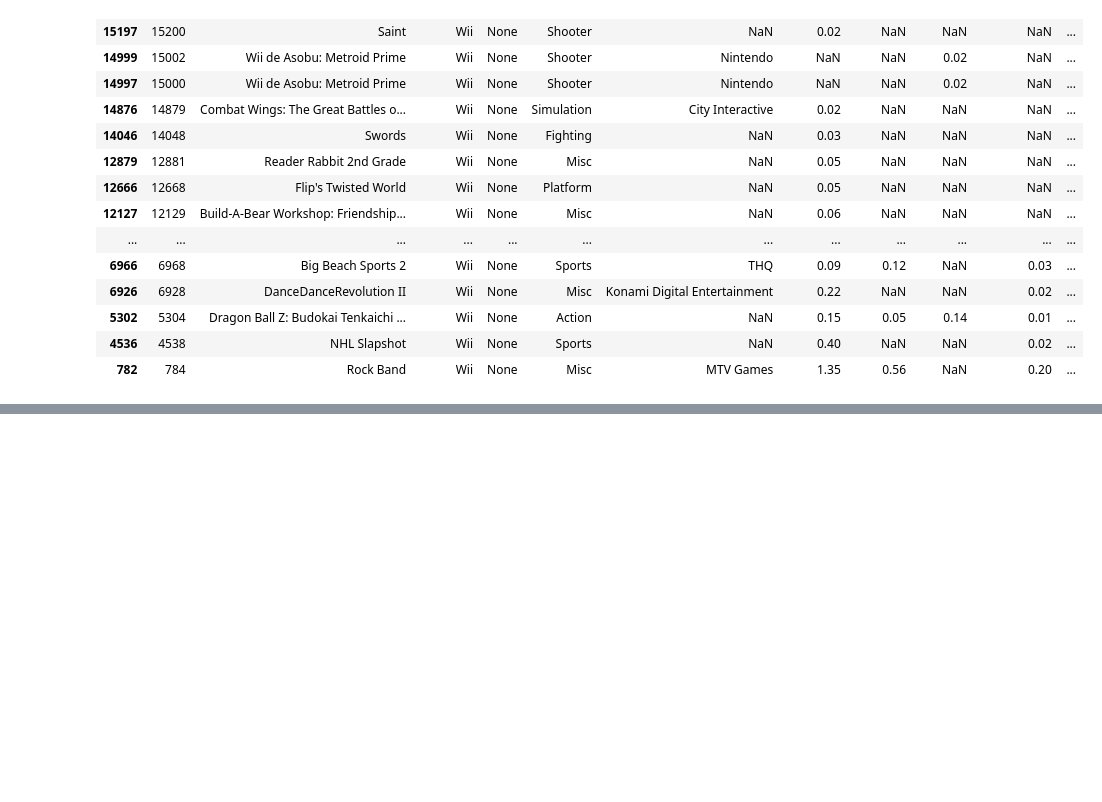
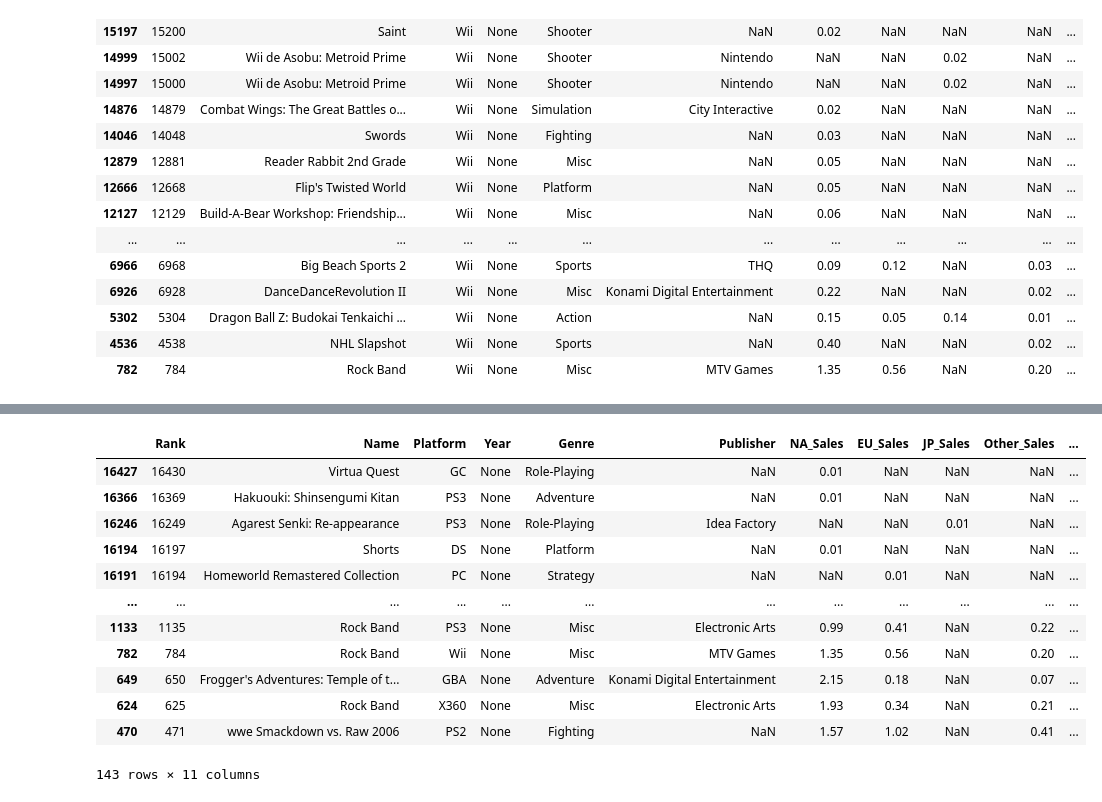
Before and after one commit to koreaTail/aiffel_git, a Jupyter notebook: 7week/jojo.ipynb, the cells around one changed output, grey strips where cells are left out. Saved outputs shown, nothing was run; the diff lists cells and outputs as text; code cells hidden in the pictures; blank space fills up the shorter version.

```diff
--- a/7week/jojo.ipynb
+++ b/7week/jojo.ipynb
@@ -335,0 +358,16 @@ df_temp
+# %%
+df[df['Year'].isnull()].head(30)
+# %% [output]
+|  | Rank | Name | Platform | Year | Genre | Publisher | NA_Sales | EU_Sales | JP_Sales | Other_Sales | ... |
+| 16427 | 16430 | Virtua Quest | GC | None | Role-Playing | NaN | 0.01 | NaN | NaN | NaN | ... |
+| 16366 | 16369 | Hakuouki: Shinsengumi Kitan | PS3 | None | Adventure | NaN | 0.01 | NaN | NaN | NaN | ... |
+| 16246 | 16249 | Agarest Senki: Re-appearance | PS3 | None | Role-Playing | Idea Factory | NaN | NaN | 0.01 | NaN | ... |
+| 16194 | 16197 | Shorts | DS | None | Platform | NaN | 0.01 | NaN | NaN | NaN | ... |
+| 16191 | 16194 | Homeworld Remastered Collection | PC | None | Strategy | NaN | NaN | 0.01 | NaN | NaN | ... |
+| ... | ... | ... | ... | ... | ... | ... | ... | ... | ... | ... | ... |
+| 1133 | 1135 | Rock Band | PS3 | None | Misc | Electronic Arts | 0.99 | 0.41 | NaN | 0.22 | ... |
+| 782 | 784 | Rock Band | Wii | None | Misc | MTV Games | 1.35 | 0.56 | NaN | 0.20 | ... |
+| 649 | 650 | Frogger's Adventures: Temple of t... | GBA | None | Adventure | Konami Digital Entertainment | 2.15 | 0.18 | NaN | 0.07 | ... |
+| 624 | 625 | Rock Band | X360 | None | Misc | Electronic Arts | 1.93 | 0.34 | NaN | 0.21 | ... |
+| 470 | 471 | wwe Smackdown vs. Raw 2006 | PS2 | None | Fighting | NaN | 1.57 | 1.02 | NaN | 0.41 | ... |
+143 rows × 11 columns
```
Also changed, not shown: parts of 3 cells of this notebook.
